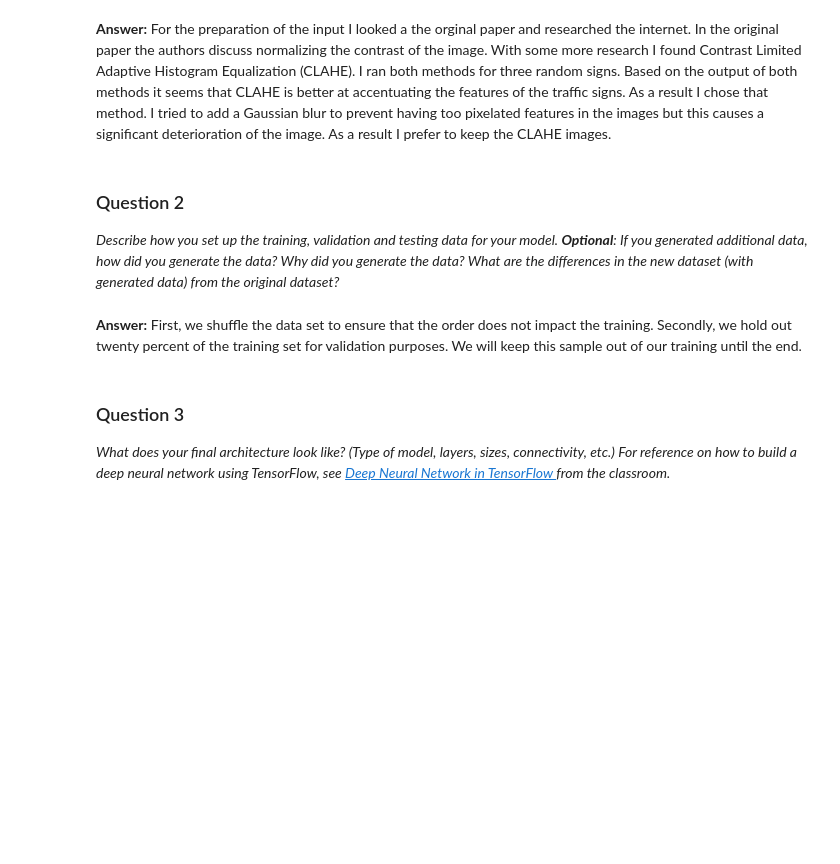
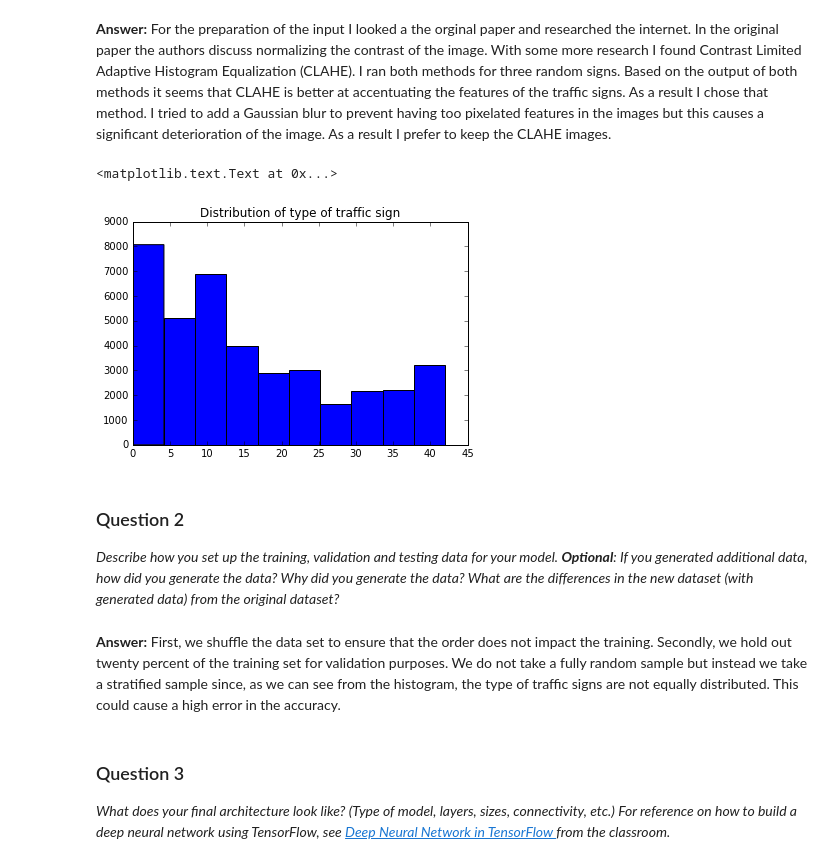
Before and after one commit to abossenbroek/CarND-Traffic-Sign-Classifier-Project, a Jupyter notebook: Traffic_Sign_Classifier.ipynb, the cells around one changed output. Drawn from its saved outputs; the diff is of its cells as text; code cells hidden in the pictures; blank space fills up the shorter version.

```diff
--- a/Traffic_Sign_Classifier.ipynb
+++ b/Traffic_Sign_Classifier.ipynb
@@ -204,6 +204,12 @@ plt.show()
 ### Question 1
 # %% [markdown]
 **Answer:** For the preparation of the input I looked a the orginal paper and researched the internet. In the original paper the authors discuss normalizing the contrast of the image. With some more research I found Contrast Limited Adaptive Histogram Equalization (CLAHE). I ran both methods for three random signs. Based on the output of both methods it seems that CLAHE is better at accentuating the features of the traffic signs. As a result I chose that method. I tried to add a Gaussian blur to prevent having too pixelated features in the images but this causes a significant deterioration of the image. As a result I prefer to keep the CLAHE images.
+# %%
+plt.hist(y_train)
+plt.title('Distribution of type of traffic sign')
+# %% [output]
+<matplotlib.text.Text at 0x...>
+[figure, added]
 # %%
 ### Generate data additional data (OPTIONAL!)
 ### and split the data into training/validation/testing sets here.
@@ -246,4 +258,4 @@ X_train_clahe, X_validation_clahe, y_train, y_validation = train_test_split(X_tr
 
 _Describe how you set up the training, validation and testing data for your model. **Optional**: If you generated additional data, how did you generate the data? Why did you generate the data? What are the differences in the new dataset (with generated data) from the original dataset?_
 # %% [markdown]
-**Answer:** First, we shuffle the data set to ensure that the order does not impact the training. Secondly, we hold out twenty percent of the training set for validation purposes. We will keep this sample out of our training until the end.
+**Answer:** First, we shuffle the data set to ensure that the order does not impact the training. Secondly, we hold out twenty percent of the training set for validation purposes. We do not take a fully random sample but instead we take a stratified sample since, as we can see from the histogram, the type of traffic signs are not equally distributed. This could cause a high error in the accuracy.
```
Also changed, not shown: parts of 4 cells of this notebook.
